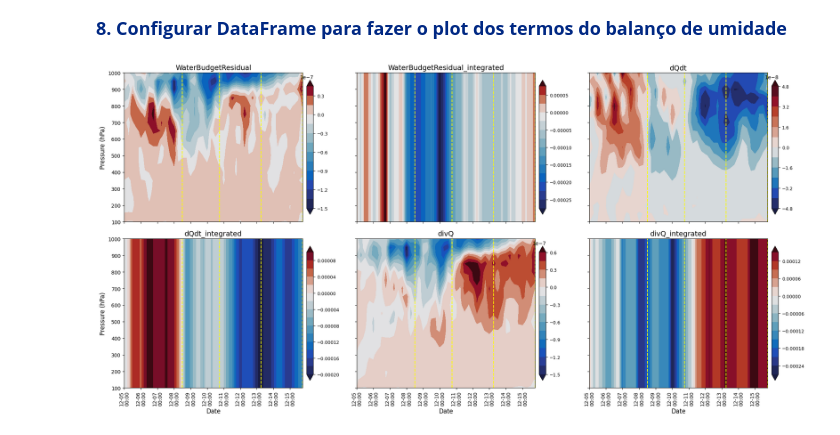
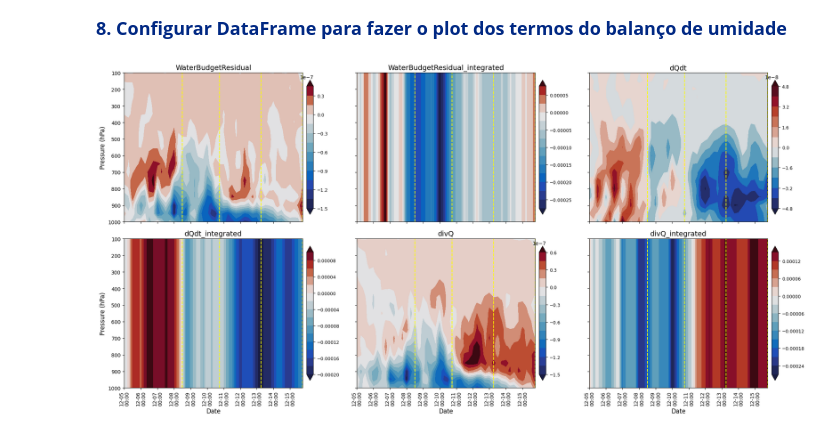
Before and after one commit to RonaldRN/Monitorias_IAG-USP, a Jupyter notebook: Meteorologia-Sinotica-III/2026/Aula-2_Hovmoller_Perfis-verticais/Hovmoller_ciclones.ipynb, the cells around one changed output. Drawn from its saved outputs; the diff is of its cells as text; code cells hidden in the pictures.

```diff
--- a/Meteorologia-Sinotica-III/2026/Aula-2_Hovmoller_Perfis-verticais/Hovmoller_ciclones.ipynb
+++ b/Meteorologia-Sinotica-III/2026/Aula-2_Hovmoller_Perfis-verticais/Hovmoller_ciclones.ipynb
@@ -136,7 +136,8 @@ for ax, variable in zip(axes, variables):
     )
 
     # Inverter eixo y
-    ax.invert_yaxis()
+    ax.set_ylim(df.index.max(), df.index.min())
+    #ax.invert_yaxis()
 
     # Título
     ax.set_title(variable, fontsize=14)
@@ -253,7 +254,8 @@ for ax, variable in zip(axes, variables):
     )
 
     # Inverter eixo y
-    ax.invert_yaxis()
+    #ax.invert_yaxis()
+    ax.set_ylim(df.index.max(), df.index.min())
 
     # Título
     ax.set_title(variable, fontsize=14)
@@ -369,7 +371,8 @@ for ax, variable in zip(axes, variables):
     )
 
     # Inverter eixo y
-    ax.invert_yaxis()
+    #ax.invert_yaxis()
+    ax.set_ylim(df.index.max(), df.index.min())
 
     # Título
     ax.set_title(variable, fontsize=14)
@@ -384,31 +387,31 @@ for ax, variable in zip(axes, variables):
     cbar.ax.tick_params(labelsize=9)
 
 # ==========================================================
 # Formatação dos eixos
 # ==========================================================
 for ax in axes:
     ax.xaxis.set_major_locator(mdates.AutoDateLocator())
     ax.xaxis.set_major_formatter(DateFormatter('%m-%d\n%H:%M'))
     ax.tick_params(axis='x', labelrotation=90)
     ax.tick_params(axis='both', labelsize=10)
 
 # Labels apenas na borda externa
 for ax in axes[3:]:
     ax.set_xlabel('Date', fontsize=12)
 
 for ax in [axes[0], axes[3]]:
     ax.set_ylabel('Pressure (hPa)', fontsize=12)
 
 # ==========================================================
 # Ajuste final
 # ==========================================================
 plt.tight_layout()
 
 path_out = path_drive + '/ciclone_dec_2025_track'
 out_dir = os.path.join(path_out, 'Figuras_Hovmoller_Balance')
 os.makedirs(out_dir, exist_ok=True)
 
 plt.savefig(out_dir + f'/hovmoller_6terms_{budget}.png', dpi=300, bbox_inches='tight')
 plt.show()
 # %% [output]
-[figure, old version]
+[figure, new version]
```
Also changed, not shown: parts of 1 cell of this notebook, 1 other file.
